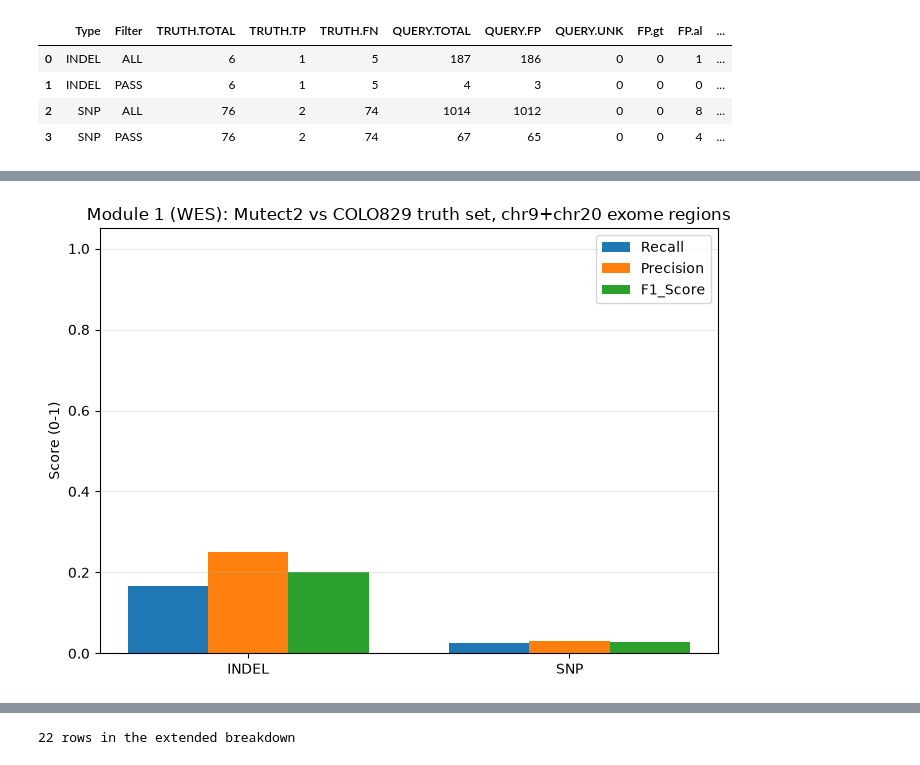
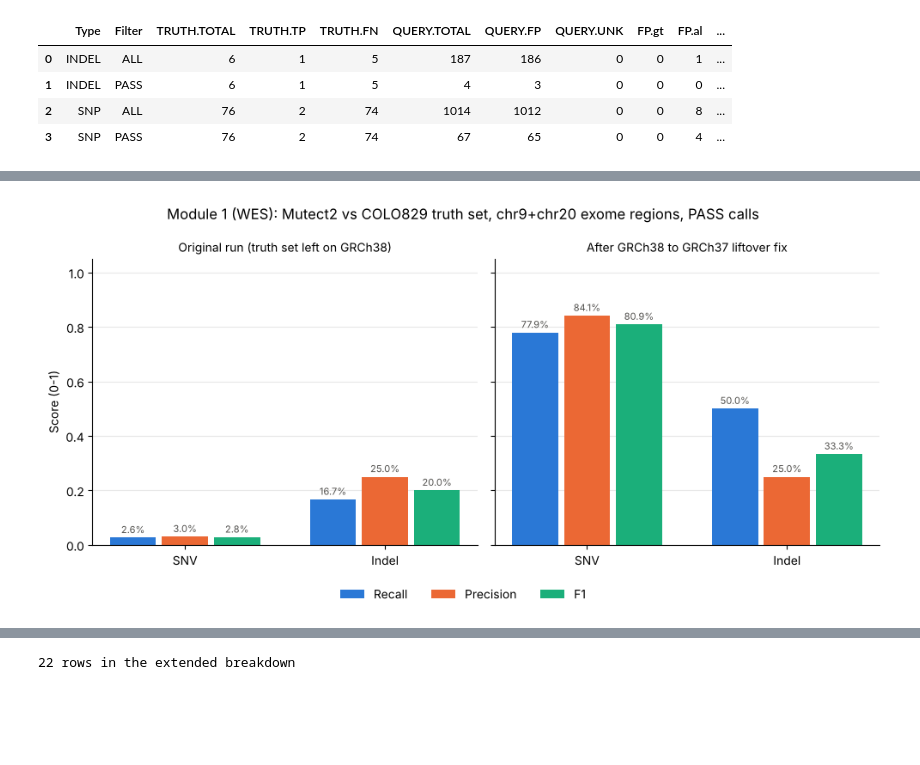
Before and after one commit to chuabrandon26/melanoma-ngs-precision-oncology, a Jupyter notebook: notebooks/01_wes_benchmarking.ipynb, the cells around one changed output, grey strips where cells are left out. Cells and saved outputs as stored; diff of their text form; code cells hidden in the pictures; blank space fills up the shorter version.

```diff
--- a/notebooks/01_wes_benchmarking.ipynb
+++ b/notebooks/01_wes_benchmarking.ipynb
@@ -193,26 +215,39 @@ pass_rows[metric_cols]
-# %%
-fig, ax = plt.subplots(figsize=(7, 5))
-metrics_to_plot = ["METRIC.Recall", "METRIC.Precision", "METRIC.F1_Score"]
-x = range(len(pass_rows))
-width = 0.25
-
-for i, metric in enumerate(metrics_to_plot):
-    offset = (i - 1) * width
-    ax.bar([xi + offset for xi in x], pass_rows[metric], width, label=metric.replace("METRIC.", ""))
-
-ax.set_xticks(list(x))
-ax.set_xticklabels(pass_rows["Type"])
-ax.set_ylim(0, 1.05)
-ax.set_ylabel("Score (0-1)")
-ax.set_title("Module 1 (WES): Mutect2 vs COLO829 truth set, chr9+chr20 exome regions")
-ax.legend()
-ax.grid(axis="y", alpha=0.3)
-
-fig.tight_layout()
-fig.savefig(FIGURES_DIR / "wes-precision-recall-f1-by-type.png", dpi=150)
-plt.show()
-# %% [output]
-[figure, removed]
+# %%
+import numpy as np
+
+metrics_to_plot = ["METRIC.Recall", "METRIC.Precision", "METRIC.F1_Score"]
+# Fixed categorical order (blue, orange, aqua), checked for colour-vision-deficiency
+# separation; every bar also carries its value, so no reading depends on colour alone.
+colors = ["#2a78d6", "#eb6834", "#1baf7a"]
+width = 0.26
+panels = [("Original run (truth set left on GRCh38)", original_pass),
+          ("After GRCh38 to GRCh37 liftover fix", rescored_pass)]
+
+fig, axes = plt.subplots(1, 2, figsize=(10, 4.8), sharey=True)
+for ax, (title, rows) in zip(axes, panels):
+    rows = rows.set_index("Type").loc[["SNP", "INDEL"]]
+    x = np.arange(len(rows))
+    for i, metric in enumerate(metrics_to_plot):
+        bars = ax.bar(x + (i - 1) * width, rows[metric], width - 0.03, color=colors[i],
+                      label=metric.replace("METRIC.", "").replace("_Score", ""))
+        ax.bar_label(bars, labels=[f"{v:.1%}" for v in rows[metric]], padding=2,
+                     fontsize=8, color="#52514e")
+    ax.set_xticks(x)
+    ax.set_xticklabels(["SNV", "Indel"])
+    ax.set_title(title, fontsize=10)
+    ax.set_ylim(0, 1.05)
+    ax.grid(axis="y", alpha=0.3)
+    ax.set_axisbelow(True)
+    ax.spines[["top", "right"]].set_visible(False)
+axes[0].set_ylabel("Score (0-1)")
+handles, labels = axes[0].get_legend_handles_labels()
+fig.legend(handles, labels, loc="lower center", ncol=3, frameon=False)
+fig.suptitle("Module 1 (WES): Mutect2 vs COLO829 truth set, chr9+chr20 exome regions, PASS calls")
+fig.tight_layout(rect=(0, 0.07, 1, 1))
+fig.savefig(FIGURES_DIR / "wes-precision-recall-f1-by-type.png", dpi=150)
+plt.show()
+# %% [output]
+[figure, added]
 # %% [markdown]
 ### Reading this plot
 
```
Also changed, not shown: parts of 8 cells of this notebook, 22 other files.
